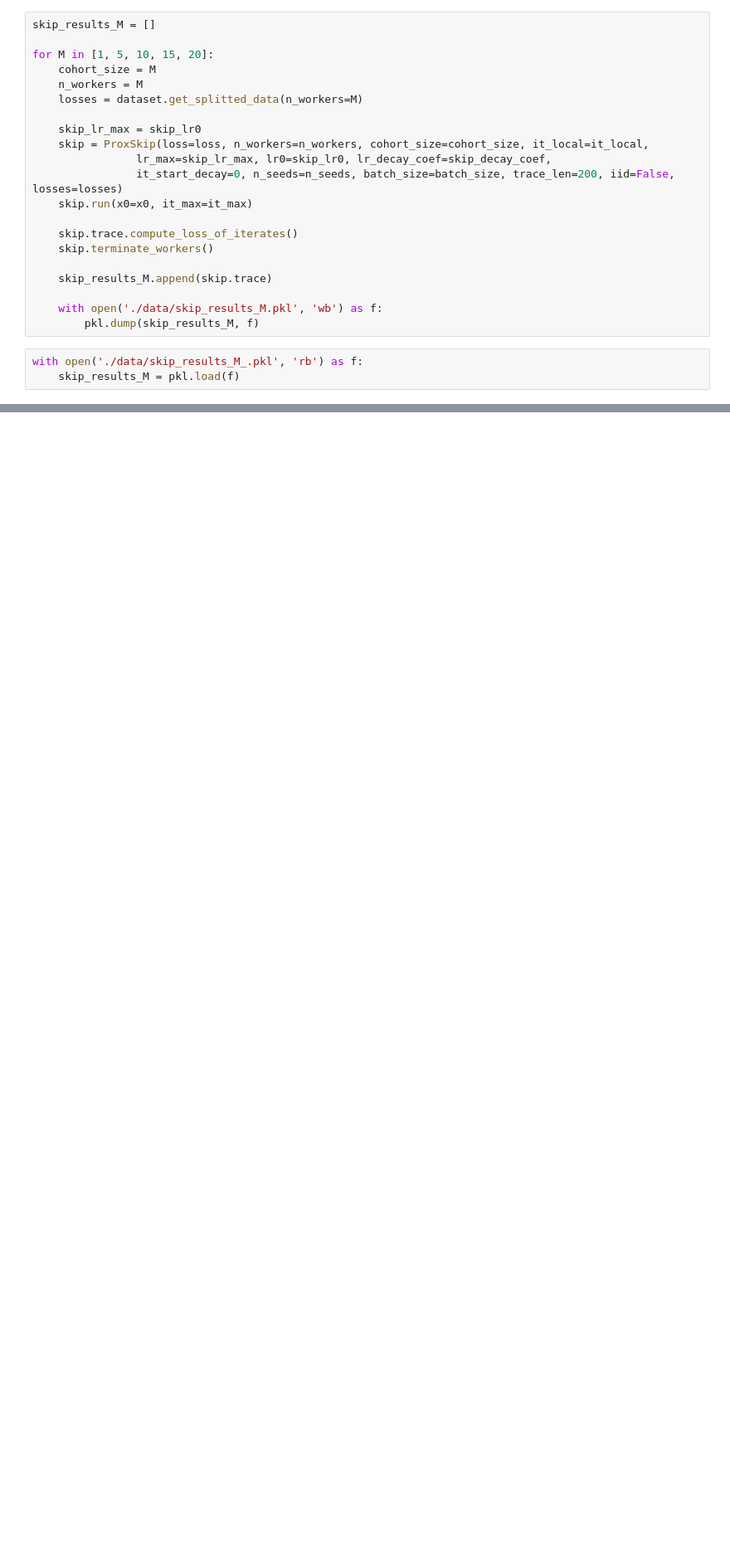
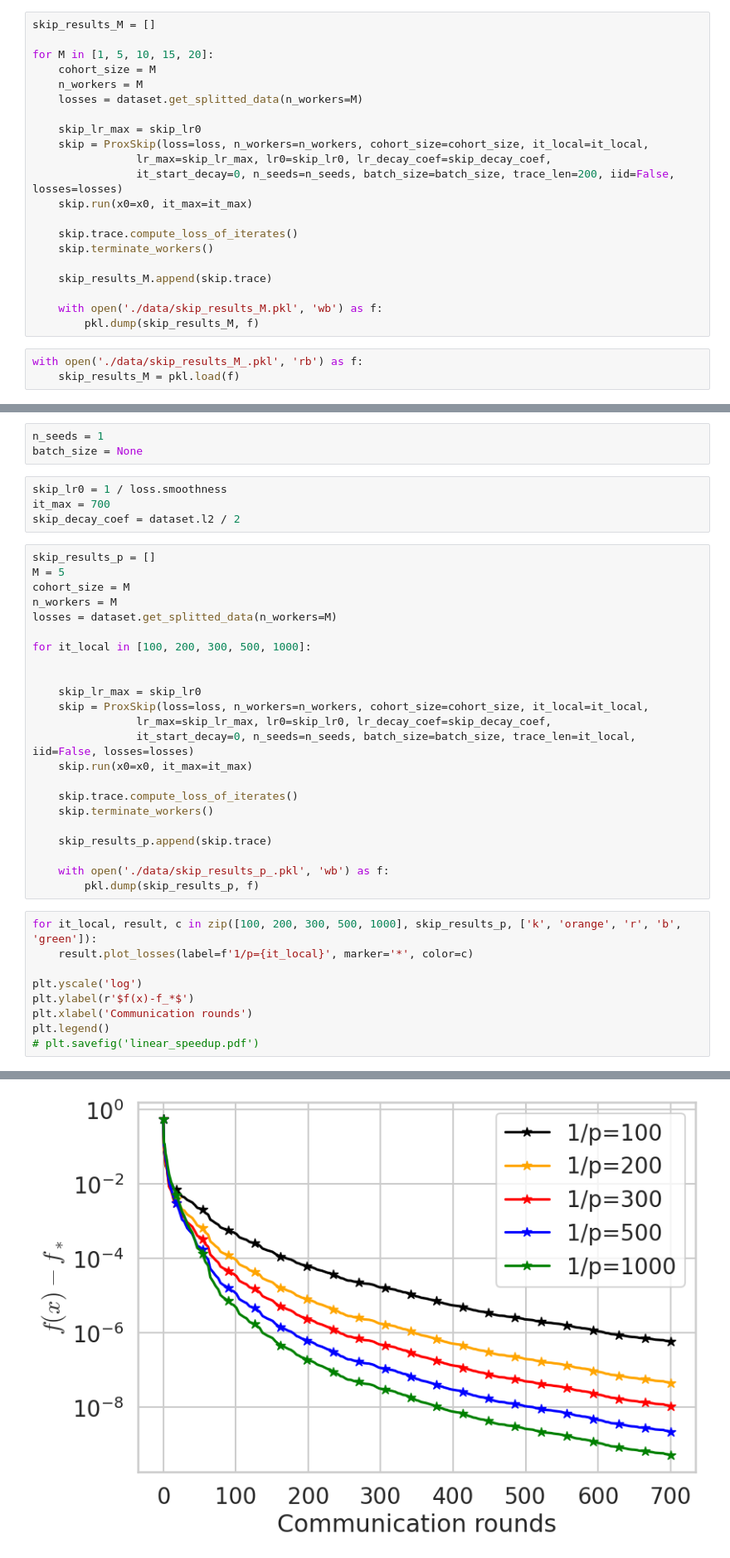
Before and after one commit to Glebzok/ProxSkip, a Jupyter notebook: proxskip/experiments.ipynb, the cells around one changed output, grey strips where cells are left out. Shown at 83% size. Saved outputs shown, nothing was run; the diff lists cells and outputs as text; blank space fills up the shorter version.

```diff
--- a/proxskip/experiments.ipynb
+++ b/proxskip/experiments.ipynb
@@ -105,0 +156,40 @@ plt.savefig('linear_speedup.pdf')
+# %%
+n_seeds = 1
+batch_size = None
+# %%
+skip_lr0 = 1 / loss.smoothness
+it_max = 700
+skip_decay_coef = dataset.l2 / 2
+# %%
+skip_results_p = []
+M = 5
+cohort_size = M
+n_workers = M
+losses = dataset.get_splitted_data(n_workers=M)
+
+for it_local in [100, 200, 300, 500, 1000]:
+
+
+    skip_lr_max = skip_lr0
+    skip = ProxSkip(loss=loss, n_workers=n_workers, cohort_size=cohort_size, it_local=it_local,
+                lr_max=skip_lr_max, lr0=skip_lr0, lr_decay_coef=skip_decay_coef,
+                it_start_decay=0, n_seeds=n_seeds, batch_size=batch_size, trace_len=it_local, iid=False, losses=losses)
+    skip.run(x0=x0, it_max=it_max)
+
+    skip.trace.compute_loss_of_iterates()
+    skip.terminate_workers()
+
+    skip_results_p.append(skip.trace)
+
+    with open('./data/skip_results_p_.pkl', 'wb') as f:
+        pkl.dump(skip_results_p, f)
+# %%
+for it_local, result, c in zip([100, 200, 300, 500, 1000], skip_results_p, ['k', 'orange', 'r', 'b', 'green']):
+    result.plot_losses(label=f'1/p={it_local}', marker='*', color=c)
+
+plt.yscale('log')
+plt.ylabel(r'$f(x)-f_*$')
+plt.xlabel('Communication rounds')
+plt.legend()
+# plt.savefig('linear_speedup.pdf')
+# %% [output]
@@ -105,0 +197 @@ plt.savefig('linear_speedup.pdf')
+[figure, added]
```
Also changed, not shown: parts of 6 cells of this notebook, 2 other files.
